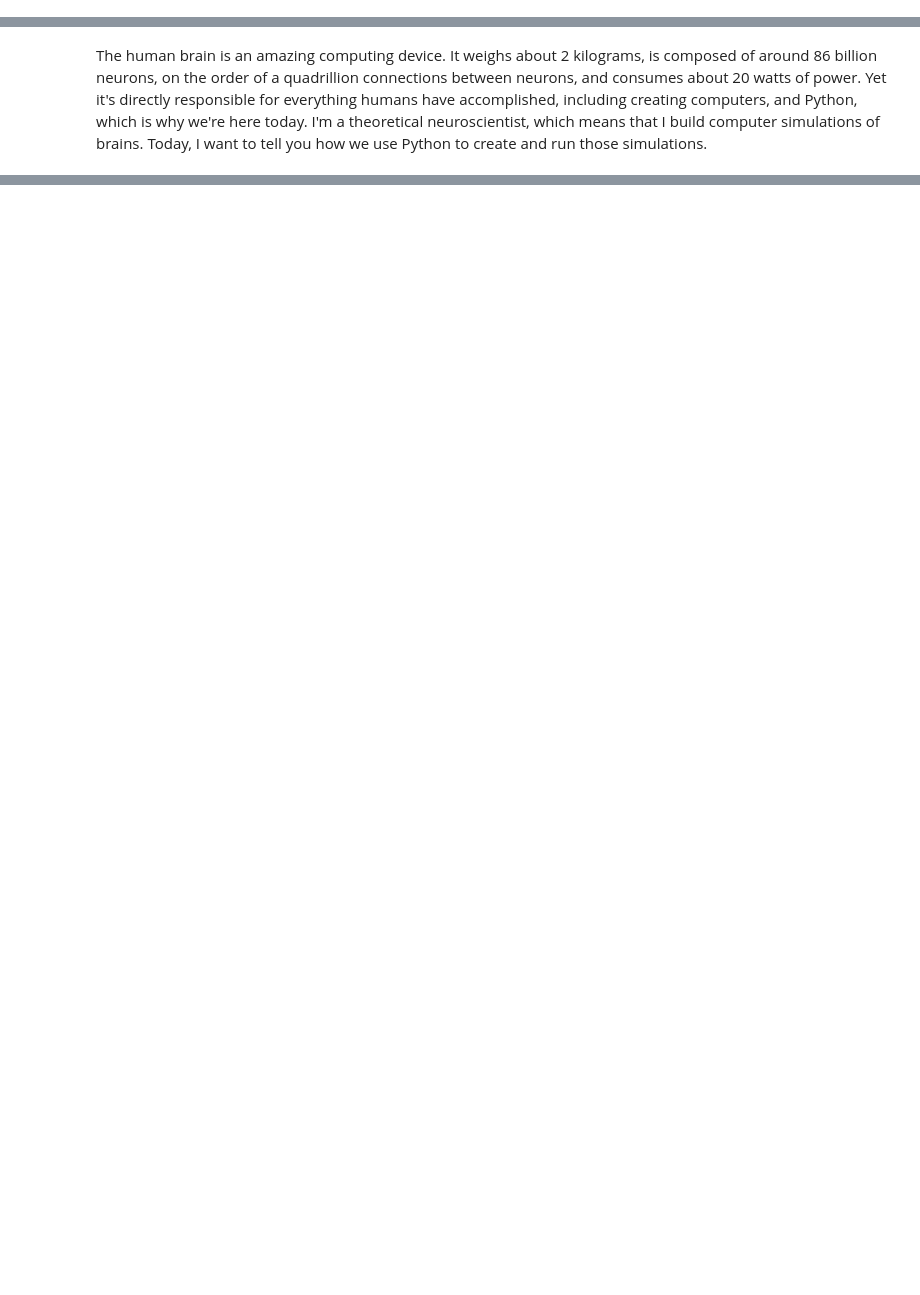
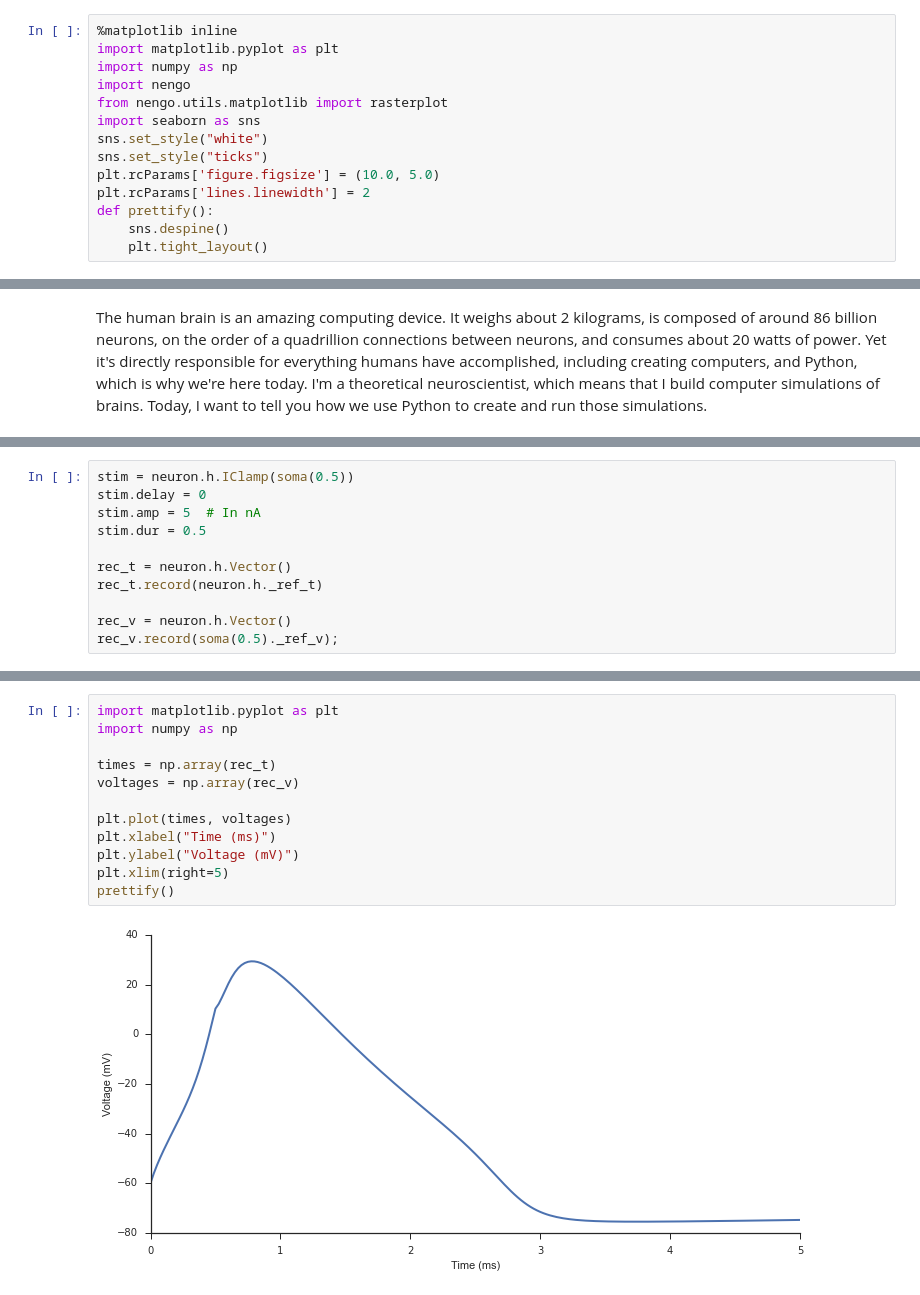
Before and after one commit to tbekolay/pycon2015, a Jupyter notebook: source.ipynb, the cells around one changed output, grey strips where cells are left out. Saved outputs shown, nothing was run; the diff lists cells and outputs as text; blank space fills up the shorter version.

```diff
--- a/source.ipynb
+++ b/source.ipynb
@@ -412 +1,15 @@ Maybe
+# %%
+%matplotlib inline
+import matplotlib.pyplot as plt
+import numpy as np
+import nengo
+from nengo.utils.matplotlib import rasterplot
+import seaborn as sns
+sns.set_style("white")
+sns.set_style("ticks")
+plt.rcParams['figure.figsize'] = (10.0, 5.0)
+plt.rcParams['lines.linewidth'] = 2
+def prettify():
+    sns.despine()
+    plt.tight_layout()
 # %% [markdown]
@@ -601,0 +158,11 @@ Pointers to learn more
+# %%
+stim = neuron.h.IClamp(soma(0.5))
+stim.delay = 0
+stim.amp = 5  # In nA
+stim.dur = 0.5
+
+rec_t = neuron.h.Vector()
+rec_t.record(neuron.h._ref_t)
+
+rec_v = neuron.h.Vector()
+rec_v.record(soma(0.5)._ref_v);
@@ -601,0 +190,14 @@ Pointers to learn more
+# %%
+import matplotlib.pyplot as plt
+import numpy as np
+
+times = np.array(rec_t)
+voltages = np.array(rec_v)
+
+plt.plot(times, voltages)
+plt.xlabel("Time (ms)")
+plt.ylabel("Voltage (mV)")
+plt.xlim(right=5)
+prettify()
+# %% [output]
+[figure, added]
```
Also changed, not shown: parts of 78 cells of this notebook, 19 other files.
